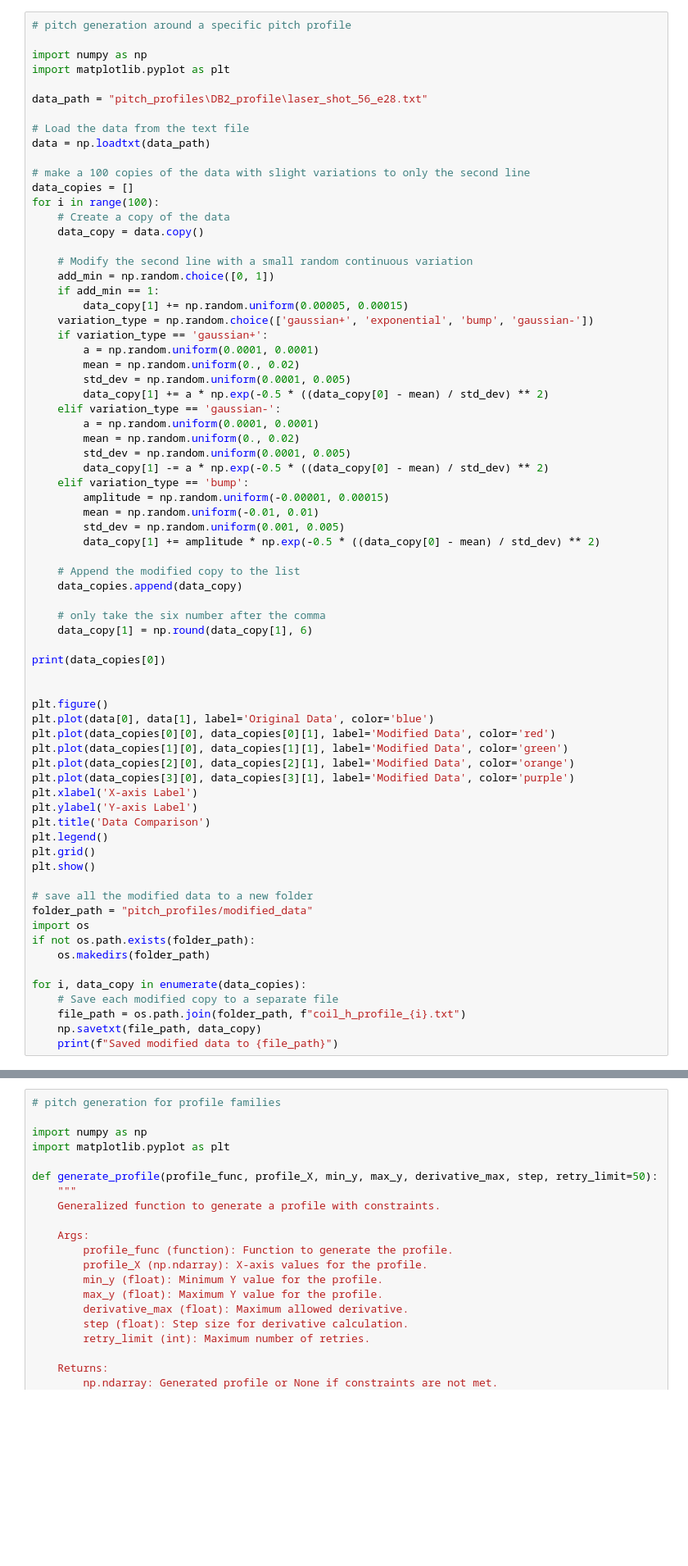
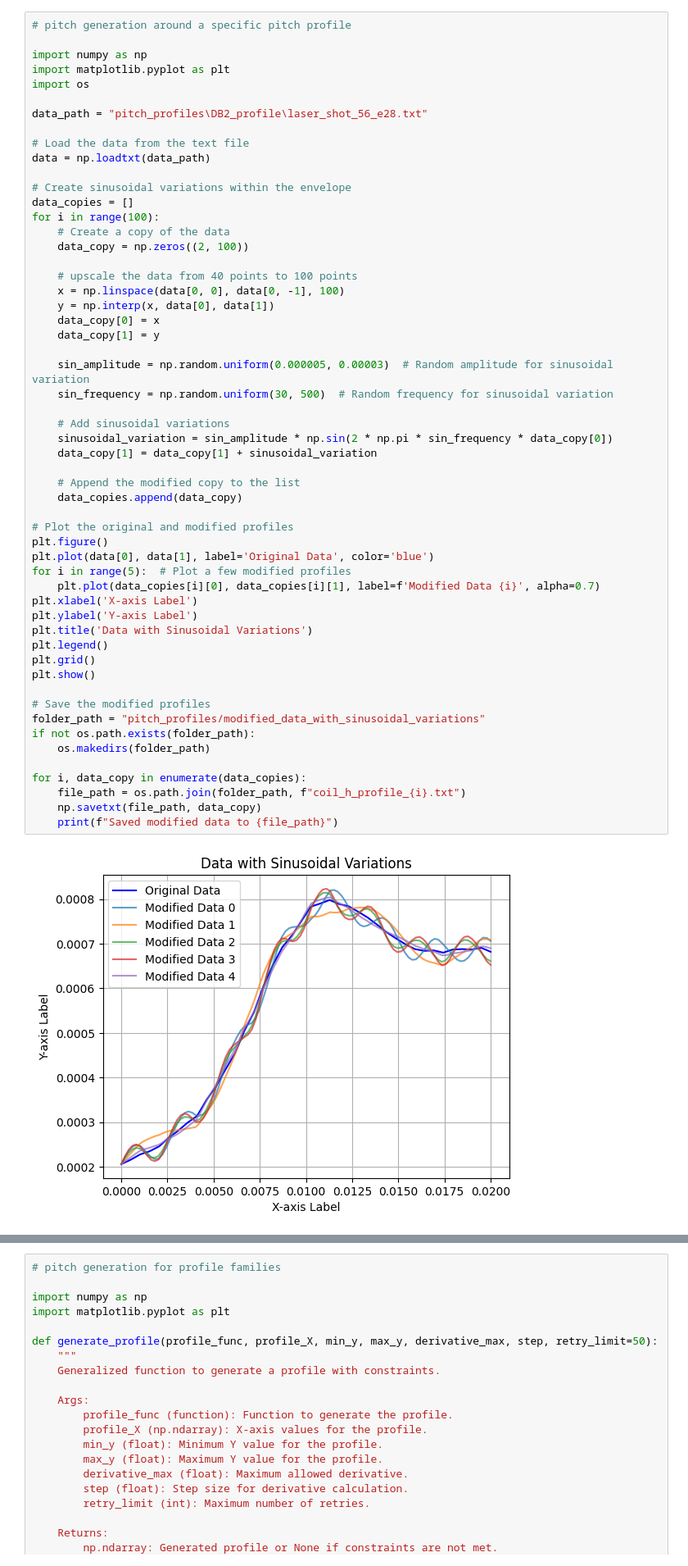
Before and after one commit to Morad28/VAEtoolkit, a Jupyter notebook: pitch_generation.ipynb, the cells around one changed output, grey strips where cells are left out. Shown at 82% size. Cells and saved outputs as stored; diff of their text form; blank space fills up the shorter version.

```diff
--- a/pitch_generation.ipynb
+++ b/pitch_generation.ipynb
@@ -3,70 +3,55 @@
 
 import numpy as np
 import matplotlib.pyplot as plt
+import os
 
 data_path = "pitch_profiles\DB2_profile\laser_shot_56_e28.txt"
 
 # Load the data from the text file
 data = np.loadtxt(data_path)
 
-# make a 100 copies of the data with slight variations to only the second line
+# Create sinusoidal variations within the envelope
 data_copies = []
 for i in range(100):
     # Create a copy of the data
-    data_copy = data.copy()
+    data_copy = np.zeros((2, 100))
 
-    # Modify the second line with a small random continuous variation
-    add_min = np.random.choice([0, 1])
-    if add_min == 1:
-        data_copy[1] += np.random.uniform(0.00005, 0.00015)
-    variation_type = np.random.choice(['gaussian+', 'exponential', 'bump', 'gaussian-'])
-    if variation_type == 'gaussian+':
-        a = np.random.uniform(0.0001, 0.0001)
-        mean = np.random.uniform(0., 0.02)
-        std_dev = np.random.uniform(0.0001, 0.005)
-        data_copy[1] += a * np.exp(-0.5 * ((data_copy[0] - mean) / std_dev) ** 2)
-    elif variation_type == 'gaussian-':
-        a = np.random.uniform(0.0001, 0.0001)
-        mean = np.random.uniform(0., 0.02)
-        std_dev = np.random.uniform(0.0001, 0.005)
-        data_copy[1] -= a * np.exp(-0.5 * ((data_copy[0] - mean) / std_dev) ** 2)
-    elif variation_type == 'bump':
-        amplitude = np.random.uniform(-0.00001, 0.00015)
-        mean = np.random.uniform(-0.01, 0.01)
-        std_dev = np.random.uniform(0.001, 0.005)
-        data_copy[1] += amplitude * np.exp(-0.5 * ((data_copy[0] - mean) / std_dev) ** 2)
+    # upscale the data from 40 points to 100 points
+    x = np.linspace(data[0, 0], data[0, -1], 100)
+    y = np.interp(x, data[0], data[1])
+    data_copy[0] = x
+    data_copy[1] = y
+
+    sin_amplitude = np.random.uniform(0.000005, 0.00003)  # Random amplitude for sinusoidal variation
+    sin_frequency = np.random.uniform(30, 500)  # Random frequency for sinusoidal variation
+
+    # Add sinusoidal variations
+    sinusoidal_variation = sin_amplitude * np.sin(2 * np.pi * sin_frequency * data_copy[0])
+    data_copy[1] = data_copy[1] + sinusoidal_variation
 
     # Append the modified copy to the list
     data_copies.append(data_copy)
 
-    # only take the six number after the comma
-    data_copy[1] = np.round(data_copy[1], 6)
-
-print(data_copies[0])
-
-
+# Plot the original and modified profiles
 plt.figure()
 plt.plot(data[0], data[1], label='Original Data', color='blue')
-plt.plot(data_copies[0][0], data_copies[0][1], label='Modified Data', color='red')
-plt.plot(data_copies[1][0], data_copies[1][1], label='Modified Data', color='green')
-plt.plot(data_copies[2][0], data_copies[2][1], label='Modified Data', color='orange')
-plt.plot(data_copies[3][0], data_copies[3][1], label='Modified Data', color='purple')
+for i in range(5):  # Plot a few modified profiles
+    plt.plot(data_copies[i][0], data_copies[i][1], label=f'Modified Data {i}', alpha=0.7)
 plt.xlabel('X-axis Label')
 plt.ylabel('Y-axis Label')
-plt.title('Data Comparison')
+plt.title('Data with Sinusoidal Variations')
 plt.legend()
 plt.grid()
 plt.show()
 
-# save all the modified data to a new folder
-folder_path = "pitch_profiles/modified_data"
-import os
+# Save the modified profiles
+folder_path = "pitch_profiles/modified_data_with_sinusoidal_variations"
 if not os.path.exists(folder_path):
     os.makedirs(folder_path)
 
 for i, data_copy in enumerate(data_copies):
-    # Save each modified copy to a separate file
     file_path = os.path.join(folder_path, f"coil_h_profile_{i}.txt")
     np.savetxt(file_path, data_copy)
     print(f"Saved modified data to {file_path}")
 # %% [output]
+[figure, new version]
```
Also changed, not shown: parts of 1 cell of this notebook, 9 other files.
